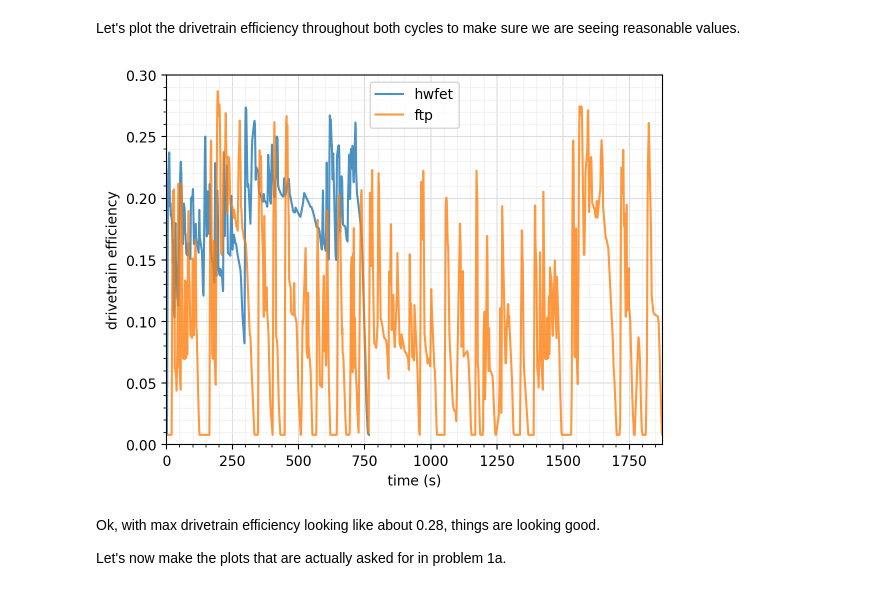
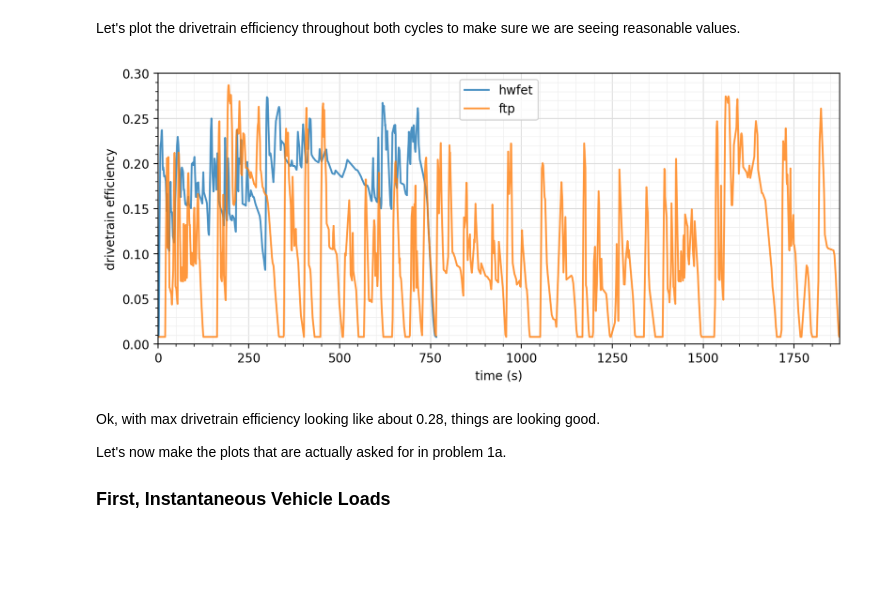
Before and after one commit to davvidbaker/aes-hw-s24, a Jupyter notebook: transportation/hw2.ipynb, the cells around one changed output. Saved outputs shown, nothing was run; the diff lists cells and outputs as text; code cells hidden in the pictures; blank space fills up the shorter version.

Commit message:
part a done

```diff
--- a/transportation/hw2.ipynb
+++ b/transportation/hw2.ipynb
@@ -31,10 +31,17 @@ vehicle = dict(
     # eta_a=0.9,  # no longer hard coded. constant for powertrain efficency   eta_tr = eta_a*
     eta_Wdot1=1e6,  # reference power to account for efficiency variation with load [W]
     eta_Wdot2=1e-6,  # reference power to account for efficiency variation with load [W]
-    work=[
-        0,
-        0,
-    ],  # amount of work done by vehicles over the cycle (to be filled in later)
+    # To be filled in later
+    Wdot_drag=[0, 0],
+    Wdot_roll=[0, 0],
+    Wdot_accel=[0, 0],
+    Wdot_access_vec=[0, 0],
+    Wdot=[0, 0],
+    x=[0, 0],
+    E_veh=[0, 0],
+    E_fuel=[0, 0],
+    kmperliter=[0, 0],
+    mpg=[0, 0],
 )
 # %% [markdown]
 #### Test Driving Schedules
@@ -305,23 +273,25 @@ Let's plot the drivetrain efficiency throughout both cycles to make sure we are
 # %%
 indices = np.argsort(t_0)
 t_0 = np.array(t_0)[indices]
 etas_0 = np.array(etas_0)[indices]
 
 indices = np.argsort(t_1)
 t_1 = np.array(t_1)[indices]
 etas_1 = np.array(etas_1)[indices]
 
+plt.figure(figsize=(10,4))
 plt.plot(t_0, etas_0, label=cycle["name"][0], alpha=0.8)
 plt.plot(t_1, etas_1, label=cycle["name"][1], alpha=0.8)
 plt.ylim(0, 0.3)
 plt.xlim(0, 1875)
 plt.xlabel("time (s)")
 plt.ylabel("drivetrain efficiency")
 plt.legend()
 hw_utils.nice_grid(plt)
 # %% [output]
-[figure, old version]
+[figure, new version]
 # %% [markdown]
 Ok, with max drivetrain efficiency looking like about 0.28, things are looking good.
 
 Let's now make the plots that are actually asked for in problem 1a.
+### First, Instantaneous Vehicle Loads
```
Also changed, not shown: parts of 9 cells of this notebook.
